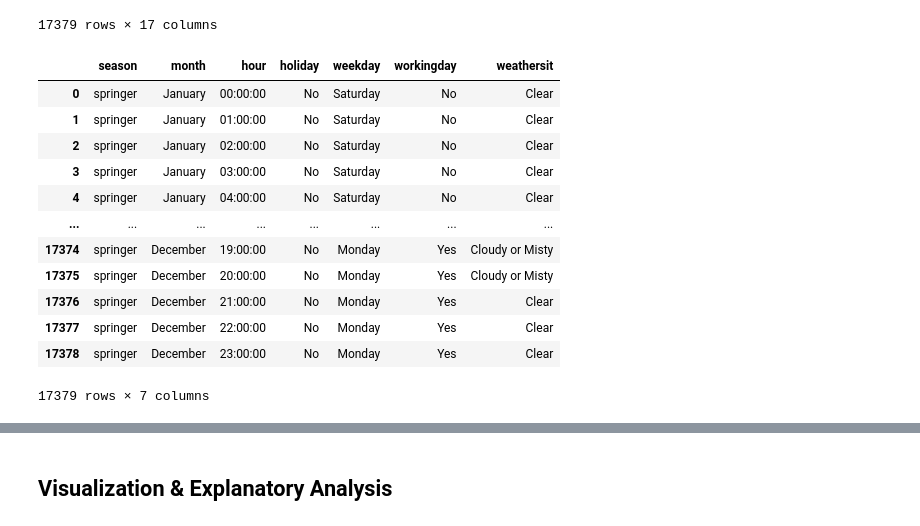
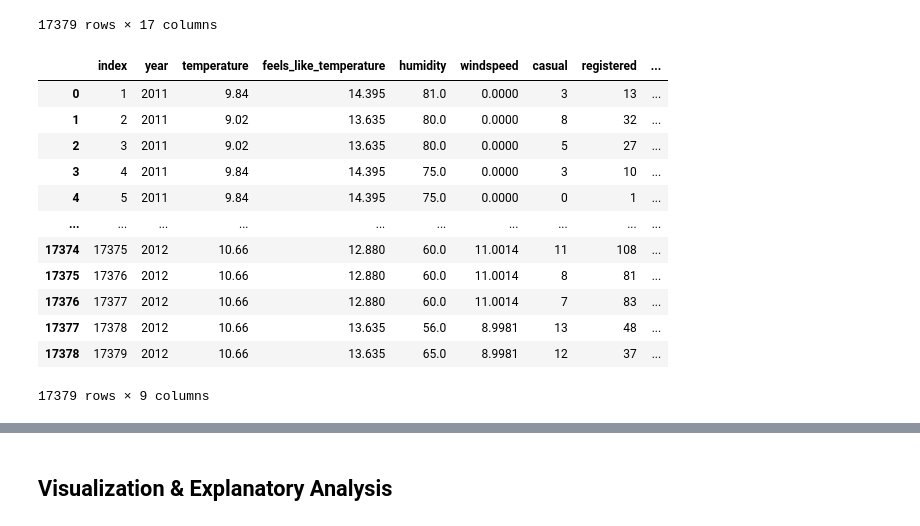
Before and after one commit to muchammadwr/bike-sharing-analytics, a Jupyter notebook: EDA.ipynb, the cells around one changed output, grey strips where cells are left out. Drawn from its saved outputs; the diff is of its cells as text; code cells hidden in the pictures.

```diff
--- a/EDA.ipynb
+++ b/EDA.ipynb
@@ -683,19 +681,22 @@ hourly_df
 | 17378 | 17379 | 2012-12-31 | springer | 2012 | December | 23:00:00 | No | Monday | Yes | Clear | ... |
 17379 rows × 17 columns
 # %%
-cat = hourly_df.select_dtypes(include=["object", "category"]).columns.tolist()
-hourly_df[cat]
+# numerical column values
+num = hourly_df.select_dtypes(
+    exclude=["object", "category", "datetime"]
+).columns.tolist()
+hourly_df[num]
 # %% [output]
-|  | season | month | hour | holiday | weekday | workingday | weathersit |
-| 0 | springer | January | 00:00:00 | No | Saturday | No | Clear |
-| 1 | springer | January | 01:00:00 | No | Saturday | No | Clear |
-| 2 | springer | January | 02:00:00 | No | Saturday | No | Clear |
-| 3 | springer | January | 03:00:00 | No | Saturday | No | Clear |
-| 4 | springer | January | 04:00:00 | No | Saturday | No | Clear |
-| ... | ... | ... | ... | ... | ... | ... | ... |
-| 17374 | springer | December | 19:00:00 | No | Monday | Yes | Cloudy or Misty |
-| 17375 | springer | December | 20:00:00 | No | Monday | Yes | Cloudy or Misty |
-| 17376 | springer | December | 21:00:00 | No | Monday | Yes | Clear |
-| 17377 | springer | December | 22:00:00 | No | Monday | Yes | Clear |
-| 17378 | springer | December | 23:00:00 | No | Monday | Yes | Clear |
+|  | index | year | temperature | feels_like_temperature | humidity | windspeed | casual | registered | ... |
+| 0 | 1 | 2011 | 9.84 | 14.395 | 81.0 | 0.0000 | 3 | 13 | ... |
+| 1 | 2 | 2011 | 9.02 | 13.635 | 80.0 | 0.0000 | 8 | 32 | ... |
+| 2 | 3 | 2011 | 9.02 | 13.635 | 80.0 | 0.0000 | 5 | 27 | ... |
+| 3 | 4 | 2011 | 9.84 | 14.395 | 75.0 | 0.0000 | 3 | 10 | ... |
+| 4 | 5 | 2011 | 9.84 | 14.395 | 75.0 | 0.0000 | 0 | 1 | ... |
+| ... | ... | ... | ... | ... | ... | ... | ... | ... | ... |
+| 17374 | 17375 | 2012 | 10.66 | 12.880 | 60.0 | 11.0014 | 11 | 108 | ... |
+| 17375 | 17376 | 2012 | 10.66 | 12.880 | 60.0 | 11.0014 | 8 | 81 | ... |
+| 17376 | 17377 | 2012 | 10.66 | 12.880 | 60.0 | 11.0014 | 7 | 83 | ... |
+| 17377 | 17378 | 2012 | 10.66 | 13.635 | 56.0 | 8.9981 | 13 | 48 | ... |
+| 17378 | 17379 | 2012 | 10.66 | 13.635 | 65.0 | 8.9981 | 12 | 37 | ... |
-17379 rows × 7 columns
+17379 rows × 9 columns
```
Also changed, not shown: parts of 2 cells of this notebook.
